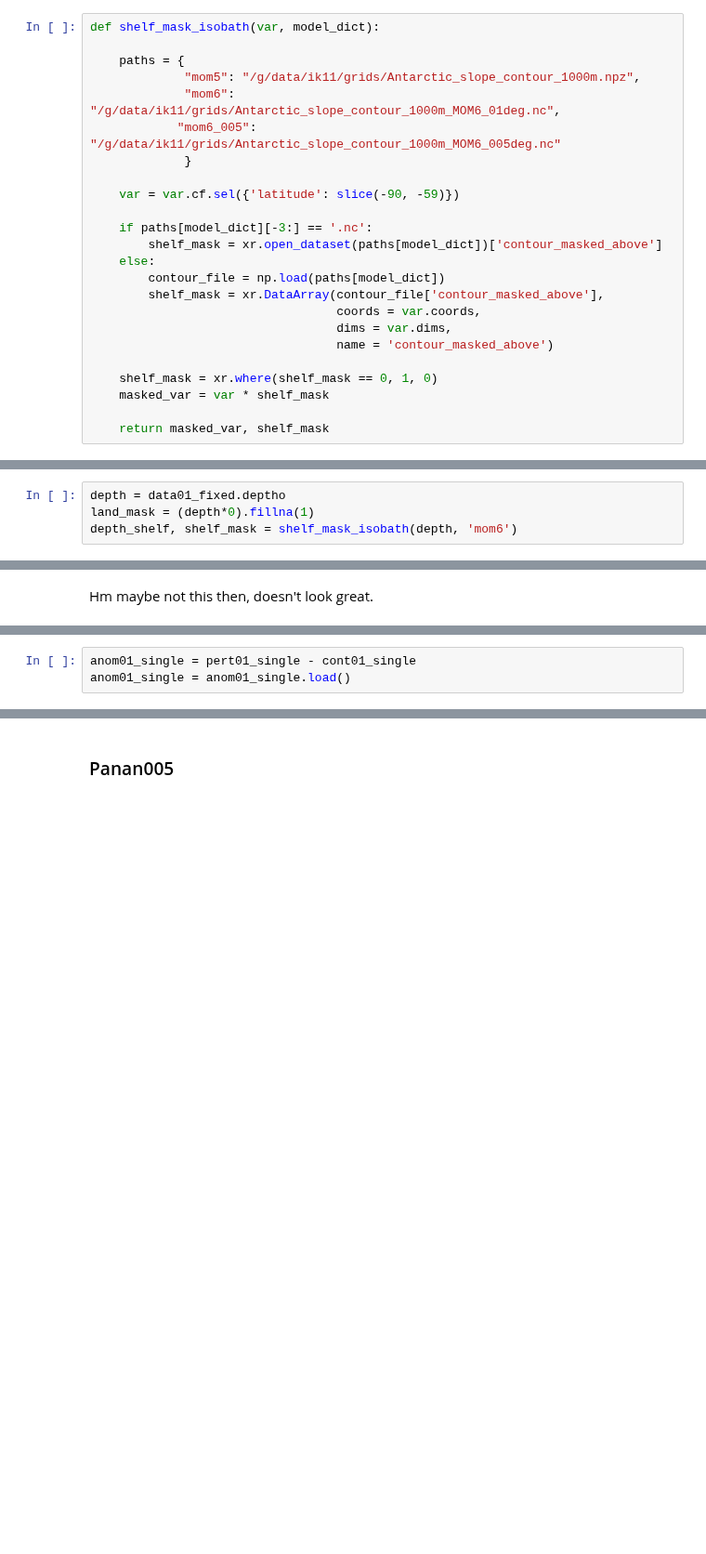
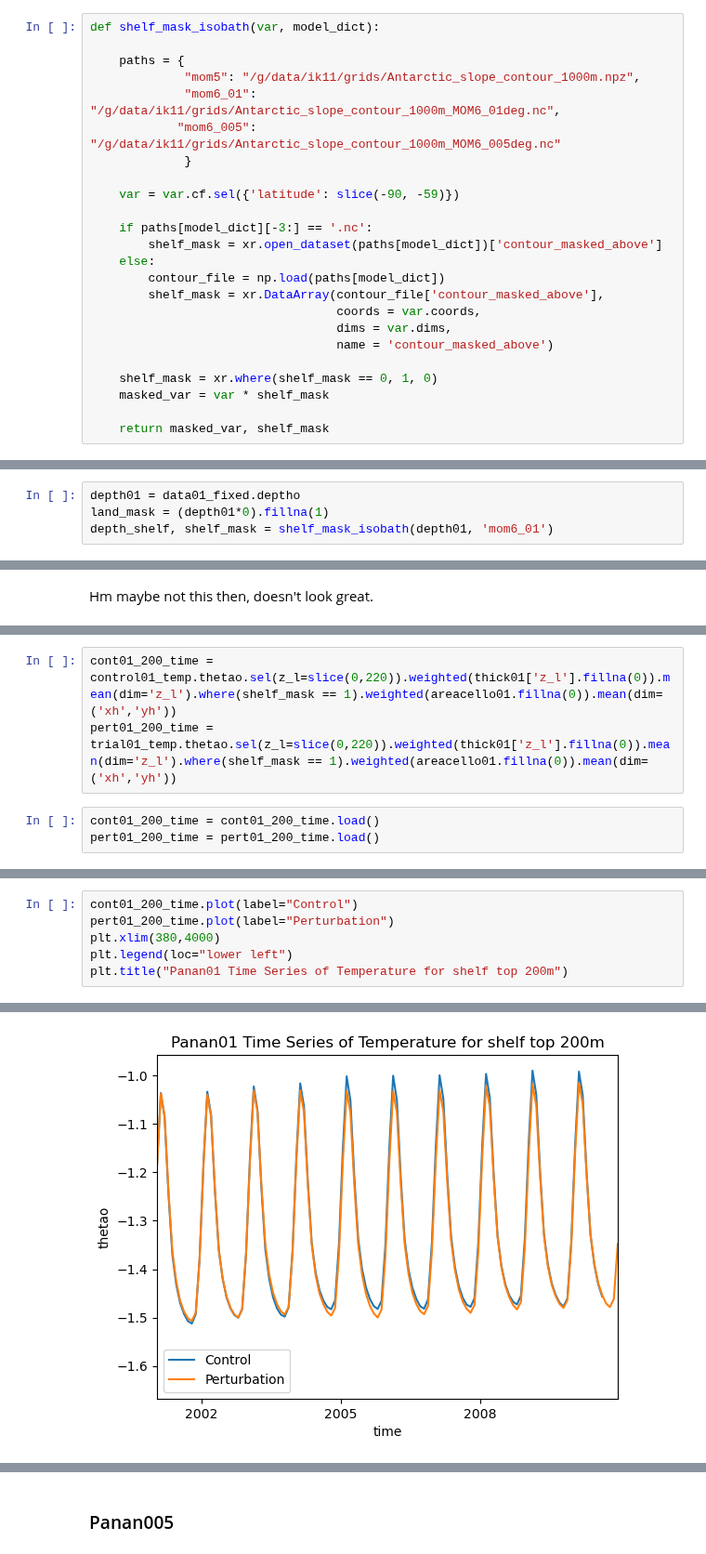
Before and after one commit to adele-morrison/panan-meltwater, a Jupyter notebook: notebooks/salinity_analysis/PananTempQuick.ipynb, the cells around one changed output, grey strips where cells are left out. Shown at 93% size. Cells and saved outputs as stored; diff of their text form; blank space fills up the shorter version.

```diff
--- a/notebooks/salinity_analysis/PananTempQuick.ipynb
+++ b/notebooks/salinity_analysis/PananTempQuick.ipynb
@@ -62,7 +88,7 @@ def shelf_mask_isobath(var, model_dict):
 
     paths = {
              "mom5": "/g/data/ik11/grids/Antarctic_slope_contour_1000m.npz",
-             "mom6": "/g/data/ik11/grids/Antarctic_slope_contour_1000m_MOM6_01deg.nc",
+             "mom6_01": "/g/data/ik11/grids/Antarctic_slope_contour_1000m_MOM6_01deg.nc",
             "mom6_005": "/g/data/ik11/grids/Antarctic_slope_contour_1000m_MOM6_005deg.nc"
              }
 
@@ -84,9 +110,9 @@ def shelf_mask_isobath(var, model_dict):
 # %% [markdown]
 ### Panan01
 # %%
-depth = data01_fixed.deptho
-land_mask = (depth*0).fillna(1)
-depth_shelf, shelf_mask = shelf_mask_isobath(depth, 'mom6')
+depth01 = data01_fixed.deptho
+land_mask = (depth01*0).fillna(1)
+depth_shelf, shelf_mask = shelf_mask_isobath(depth01, 'mom6_01')
 # %%
 cont01_500_time = control01_temp.thetao.sel(z_l=slice(0,520)).weighted(thick01['z_l'].fillna(0)).mean(dim='z_l').where(shelf_mask == 1).weighted(areacello01.fillna(0)).mean(dim=('xh','yh'))
 pert01_500_time = trial01_temp.thetao.sel(z_l=slice(0,520)).weighted(thick01['z_l'].fillna(0)).mean(dim='z_l').where(shelf_mask == 1).weighted(areacello01.fillna(0)).mean(dim=('xh','yh'))
@@ -129,3 +168,6 @@ Hm maybe not this then, doesn't look great.
 # %%
-anom01_single = pert01_single - cont01_single
-anom01_single = anom01_single.load()
+cont01_200_time = control01_temp.thetao.sel(z_l=slice(0,220)).weighted(thick01['z_l'].fillna(0)).mean(dim='z_l').where(shelf_mask == 1).weighted(areacello01.fillna(0)).mean(dim=('xh','yh'))
+pert01_200_time = trial01_temp.thetao.sel(z_l=slice(0,220)).weighted(thick01['z_l'].fillna(0)).mean(dim='z_l').where(shelf_mask == 1).weighted(areacello01.fillna(0)).mean(dim=('xh','yh'))
+# %%
+cont01_200_time = cont01_200_time.load()
+pert01_200_time = pert01_200_time.load()
@@ -131,0 +178,7 @@ anom01_single = anom01_single.load()
+# %%
+cont01_200_time.plot(label="Control")
+pert01_200_time.plot(label="Perturbation")
+plt.xlim(380,4000)
+plt.legend(loc="lower left")
+plt.title("Panan01 Time Series of Temperature for shelf top 200m")
+# %% [output]
@@ -131,0 +186 @@ anom01_single = anom01_single.load()
+[figure, added]
```
Also changed, not shown: parts of 38 cells of this notebook, 3 other files.
